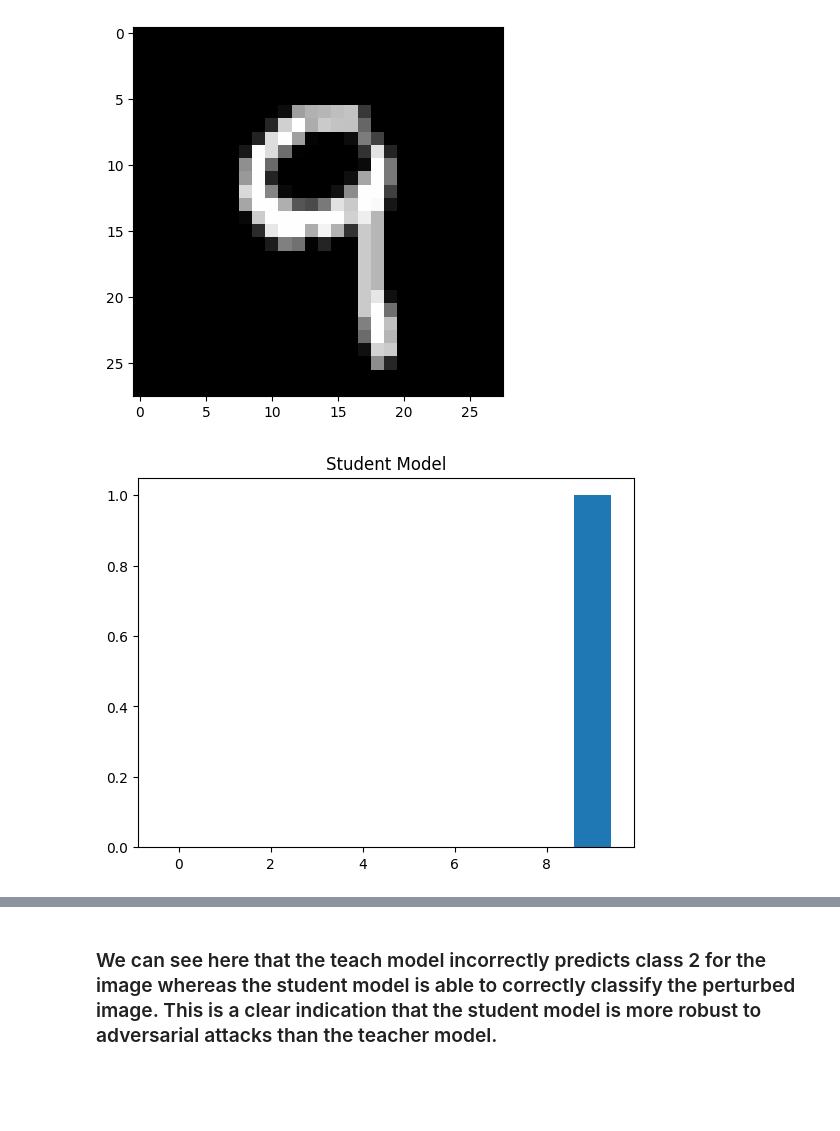
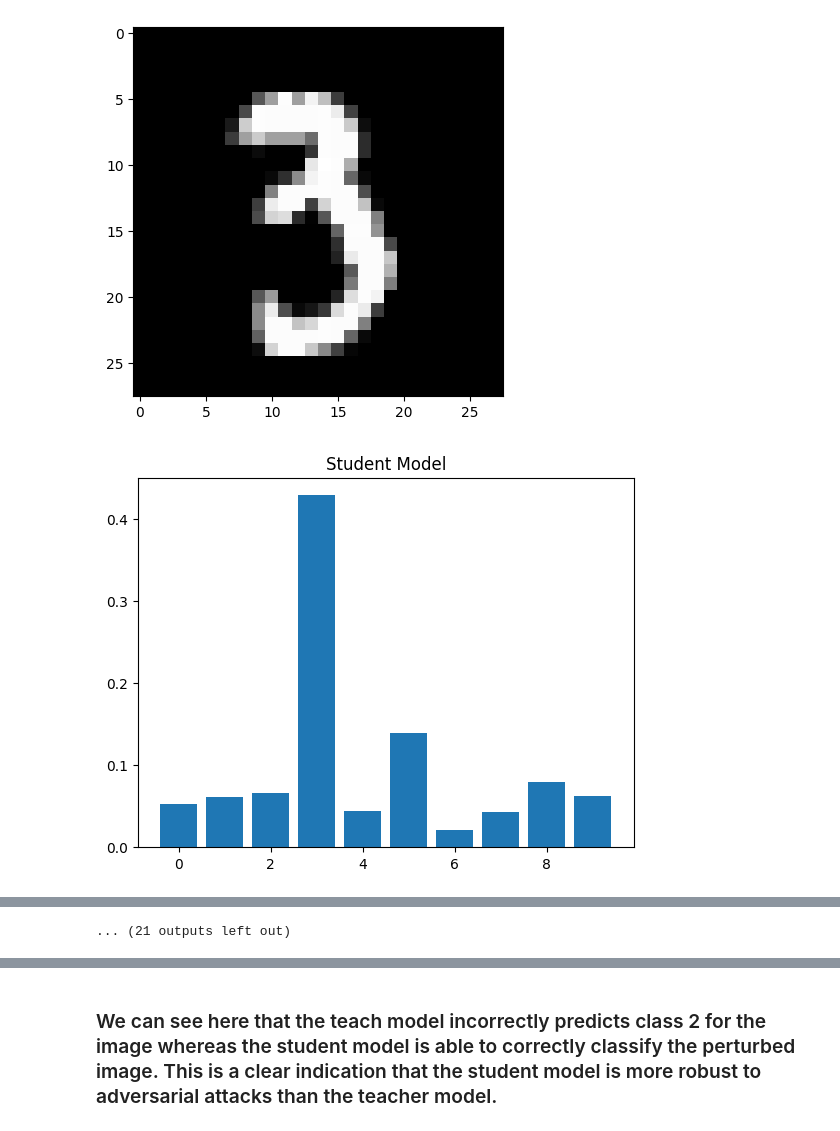
Before and after one commit to loganfalzarano/adversarial_ml, a Jupyter notebook: defensive_distillation.ipynb, the cells around one changed output, grey strips where cells are left out. Saved outputs shown, nothing was run; the diff lists cells and outputs as text; code cells hidden in the pictures; blank space fills up the shorter version.

Commit message:
student learning but distillation

```diff
--- a/defensive_distillation.ipynb
+++ b/defensive_distillation.ipynb
@@ -138,7 +160,7 @@ Epoch 5, Training Accuracy: 0.8934, Validation Accuracy: 0.884
 teacher_model.eval()
 teacher_input = []
 teacher_predicted_probailities = []
-temp = 10
+temp = 20
 with torch.no_grad():
     for X, y in train_loader:
         y_pred = teacher_model(X)
@@ -176,20 +198,26 @@ array([9.1207647e-01, 2.8180762e-04, 2.9062180e-02, 6.6211889e-03,
 # %%
 #create a cnn architecture
-class Student_CNN(nn.Module):
+class Teacher_CNN(nn.Module):
     def __init__(self):
-        super(Student_CNN, self).__init__()
-        self.conv1 = nn.Conv2d(1, 32, kernel_size=3)
-        self.conv2 = nn.Conv2d(32, 64, kernel_size=3)
-        self.fc1 = nn.Linear(64*5*5, 128)
+        super(Teacher_CNN, self).__init__()
+        self.conv1 = nn.Conv2d(1, 32, 3, 1)
+        self.conv2 = nn.Conv2d(32, 64, 3, 1)
+        self.dropout1 = nn.Dropout2d(0.25)
+        self.dropout2 = nn.Dropout2d(0.5)
+        self.fc1 = nn.Linear(9216, 128)
         self.fc2 = nn.Linear(128, 10)
 
     def forward(self, x):
-        x = F.relu(self.conv1(x))
-        x = F.max_pool2d(x, kernel_size=2, stride=2)
-        x = F.relu(self.conv2(x))
-        x = F.max_pool2d(x, kernel_size=2, stride=2)
-        x = x.view(-1, 64*5*5)
-        x = F.relu(self.fc1(x))
+        x = self.conv1(x)
+        x = F.relu(x)
+        x = self.conv2(x)
+        x = F.relu(x)
+        x = F.max_pool2d(x, 2)
+        x = self.dropout1(x)
+        x = torch.flatten(x, 1)
+        x = self.fc1(x)
+        x = F.relu(x)
+        x = self.dropout2(x)
         x = self.fc2(x)
         return x
 # %%
@@ -317,25 +346,29 @@ from fgsm import create_fgsm_adversarial_example
 from fgsm import can_import
 # %%
 #get image from the test set
+counter = 0
 for X, y in train_loader:
     #get prediction from the student model
     y_pred_student = student_model(X)
     y_pred_teacher = teacher_model(X)
 
     #plot the image
     plt.imshow(X[0].squeeze().numpy(), cmap='gray')
     plt.show()
 
     #plot both predictions
     plt.bar(range(10), nn.functional.softmax(y_pred_student[0], dim=0).detach().numpy())
     plt.title('Student Model')
     plt.show()
 
     plt.bar(range(10), nn.functional.softmax(y_pred_teacher[0], dim=0).detach().numpy())
     plt.title('Teacher Model')
     plt.show()
 
-    break
+    if counter == 10:
+        break
+
+    counter += 1
 # %% [output]
-[figure, old version]
+[figure, new version]
-[figure, old version]
+[figure, new version]
@@ -343,3 +385,4 @@ for X, y in train_loader:
+... (21 outputs left out)
 # %%
 def create_fgsm_adversarial_example(model, criterion, X, y, epsilon):
     X.requires_grad = True
```
Also changed, not shown: parts of 31 cells of this notebook.
